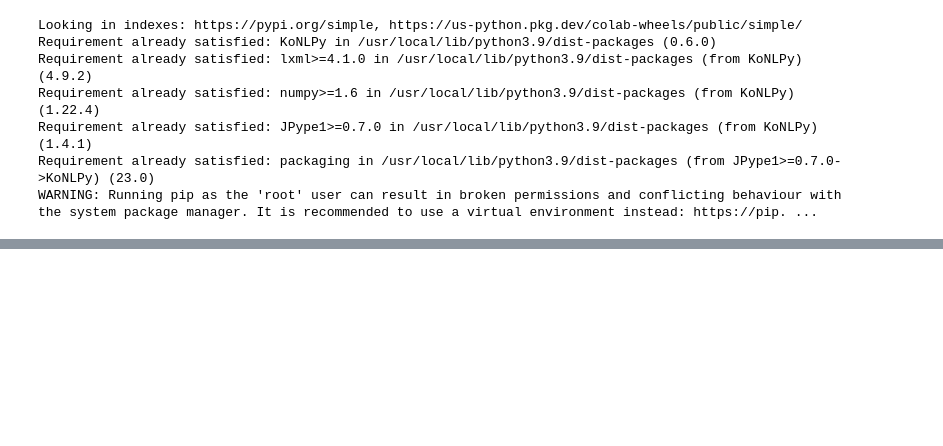
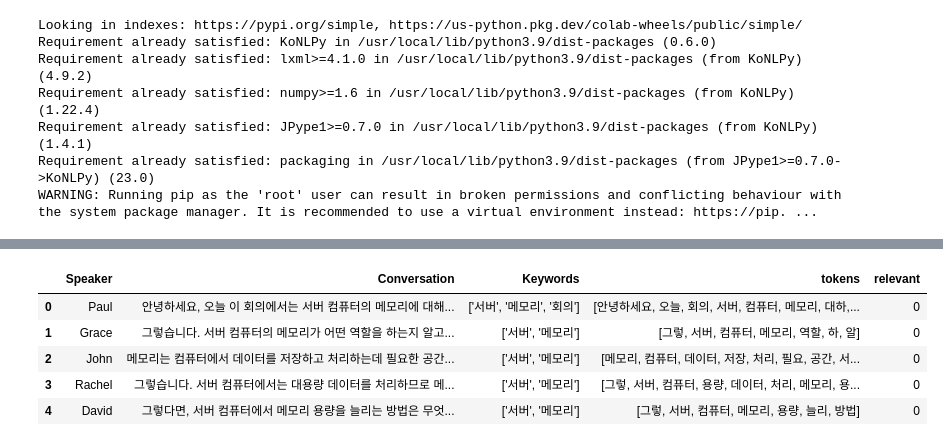
Before and after one commit to yoojinlee-hub/Applications_for_various_situations, a Jupyter notebook: TheMinutesforMeetings.ipynb, the cells around one changed output, grey strips where cells are left out. Cells and saved outputs as stored; diff of their text form; code cells hidden in the pictures; blank space fills up the shorter version.

```diff
--- a/TheMinutesforMeetings.ipynb
+++ b/TheMinutesforMeetings.ipynb
@@ -377,0 +384,27 @@ df.to_csv("output.csv", index=False)
+# %%
+import openai
+openai.api_key = ""
+
+def train_classification_model(prompt, examples):
+    model = "text-davinci-002"
+    completions = openai.Completion.create(engine=model, prompt=prompt, max_tokens=1024, n=1,stop=None,temperature=0.5)
+    message = completions.choices[0].text
+    return message.strip()
+
+prompt = (f"Train a binary classification model to classify product descriptions as relevant or not. "
+          f"Label the following descriptions as 'relevant' or 'not relevant':\n"
+#          f"{'\n'.join(df['Conversation'].tolist())}"
+          )
+
+examples = [
+    ["Conversation", "메모리"],
+    [df.iloc[0]['Conversation'], "relevant"],
+    [df.iloc[1]['Conversation'], "relevant"],
+    [df.iloc[16]['Conversation'], "not relevant"],
+    [df.iloc[27]['Conversation'], "not relevant"],
+    [df.iloc[23]['Conversation'], "not relevant"],
+    [df.iloc[17]['Conversation'], "not relevant"],
+]
+
+classification_model = train_classification_model(prompt, examples)
+print(classification_model)
@@ -377,0 +421,20 @@ df.to_csv("output.csv", index=False)
+# %%
+def classify_text(text):
+    model = "text-davinci-002"
+    prompt = f"Classify the following text as relevant or not:\n{text}"
+    completions = openai.Completion.create(engine=model, prompt=prompt, max_tokens=1024, n=1,stop=None,temperature=0.5)
+    label = completions.choices[0].text
+    if label.strip() == "relevant":
+        return 1
+    else:
+        return 0
+
+df['relevant'] = df['Conversation'].apply(classify_text)
+df.head()
+# %% [output]
+|  | Speaker | Conversation | Keywords | tokens | relevant |
+| 0 | Paul | 안녕하세요, 오늘 이 회의에서는 서버 컴퓨터의 메모리에 대해... | ['서버', '메모리', '회의'] | [안녕하세요, 오늘, 회의, 서버, 컴퓨터, 메모리, 대하,... | 0 |
+| 1 | Grace | 그렇습니다. 서버 컴퓨터의 메모리가 어떤 역할을 하는지 알고... | ['서버', '메모리'] | [그렇, 서버, 컴퓨터, 메모리, 역할, 하, 알] | 0 |
+| 2 | John | 메모리는 컴퓨터에서 데이터를 저장하고 처리하는데 필요한 공간... | ['서버', '메모리'] | [메모리, 컴퓨터, 데이터, 저장, 처리, 필요, 공간, 서... | 0 |
+| 3 | Rachel | 그렇습니다. 서버 컴퓨터에서는 대용량 데이터를 처리하므로 메... | ['서버', '메모리'] | [그렇, 서버, 컴퓨터, 용량, 데이터, 처리, 메모리, 용... | 0 |
+| 4 | David | 그렇다면, 서버 컴퓨터에서 메모리 용량을 늘리는 방법은 무엇... | ['서버', '메모리'] | [그렇, 서버, 컴퓨터, 메모리, 용량, 늘리, 방법] | 0 |
```
Also changed, not shown: parts of 10 cells of this notebook.
